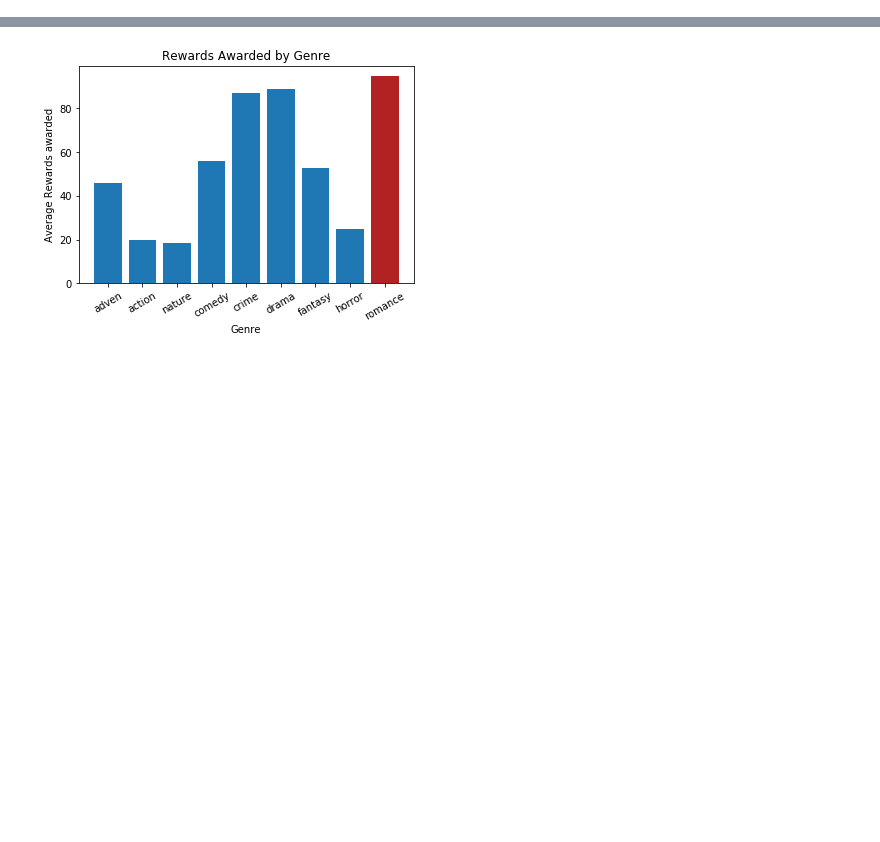
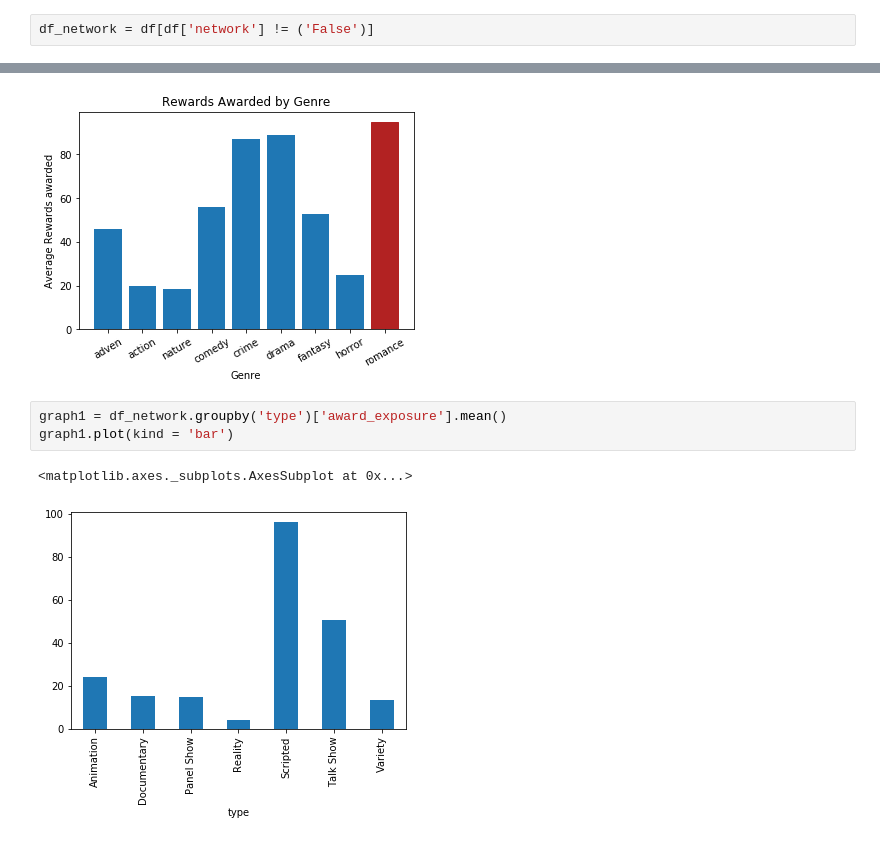
Before and after one commit to Kanqaroo/movieassestment-project, a Jupyter notebook: genre_vs_rating_graph.ipynb, the cells around one changed output, grey strips where cells are left out. Saved outputs shown, nothing was run; the diff lists cells and outputs as text; blank space fills up the shorter version.

Commit message:
completed graphs needed

```diff
--- a/genre_vs_rating_graph.ipynb
+++ b/genre_vs_rating_graph.ipynb
@@ -23,3 +10,5 @@ df
+# %%
+df_network = df[df['network'] != ('False')]
 # %%
 adven = df[df['Adventure']==1].groupby('Adventure')['rating'].mean()[1]
 action = df[df['Action']==1].groupby('Action')['rating'].mean()[1]
@@ -65,3 +54,9 @@ barlist1[8].set_color('firebrick')
 plt.show()
 # %% [output]
 [figure]
+# %%
+graph1 = df_network.groupby('type')['award_exposure'].mean()
+graph1.plot(kind = 'bar')
+# %% [output]
+<matplotlib.axes._subplots.AxesSubplot at 0x...>
+[figure, added]
```
Also changed, not shown: parts of 3 cells of this notebook.
